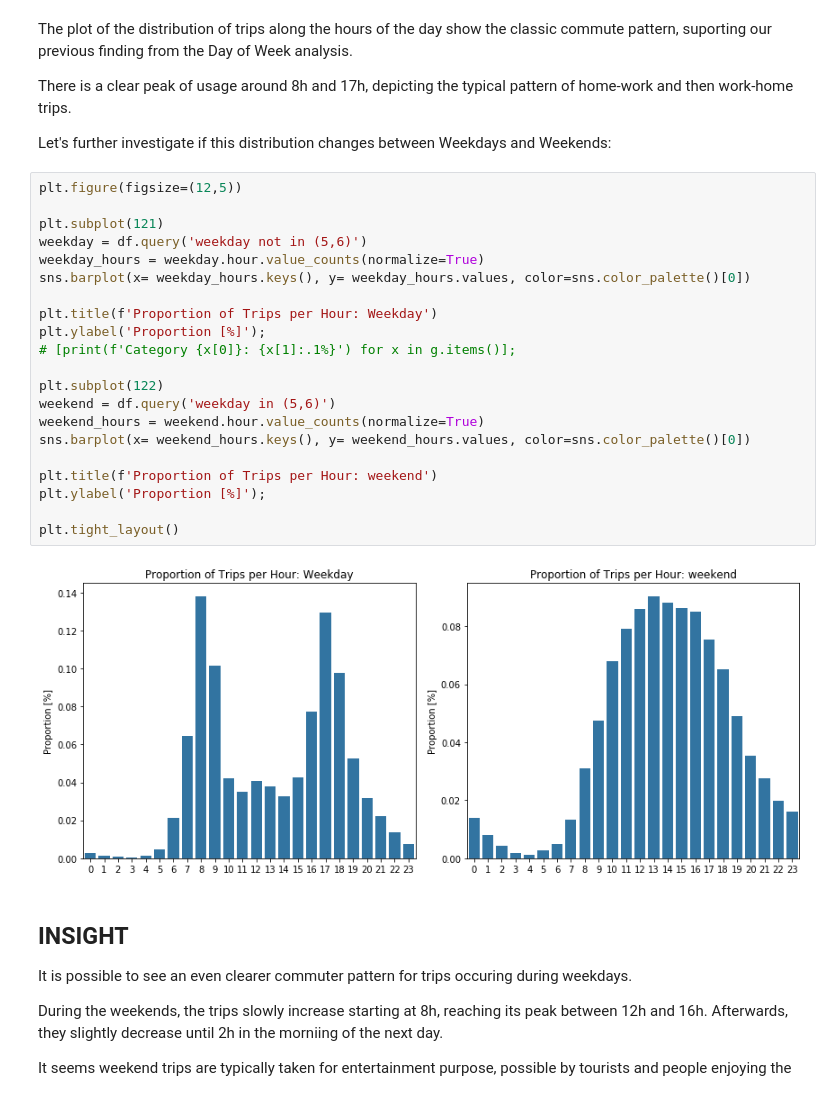
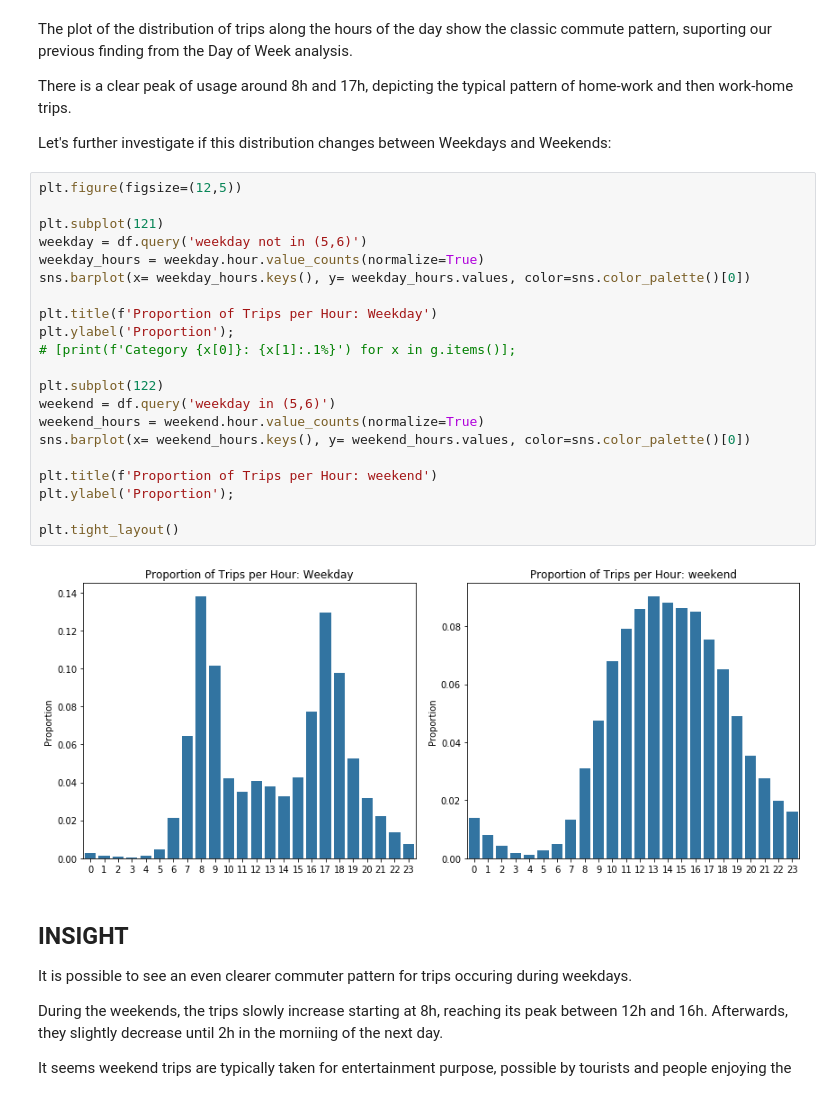
Before and after one commit to marcellovictorino/DAND_5_DataViz, a Jupyter notebook: 2_Project_ FordGoBike/1_EDA.ipynb, the cells around one changed output. Drawn from its saved outputs; the diff is of its cells as text.

```diff
--- a/2_Project_ FordGoBike/1_EDA.ipynb
+++ b/2_Project_ FordGoBike/1_EDA.ipynb
@@ -417,26 +414,26 @@ Let's further investigate if this distribution changes between Weekdays and Week
 # %%
 plt.figure(figsize=(12,5))
 
 plt.subplot(121)
 weekday = df.query('weekday not in (5,6)')
 weekday_hours = weekday.hour.value_counts(normalize=True)
 sns.barplot(x= weekday_hours.keys(), y= weekday_hours.values, color=sns.color_palette()[0])
 
 plt.title(f'Proportion of Trips per Hour: Weekday')
-plt.ylabel('Proportion [%]');
+plt.ylabel('Proportion');
 # [print(f'Category {x[0]}: {x[1]:.1%}') for x in g.items()];
 
 plt.subplot(122)
 weekend = df.query('weekday in (5,6)')
 weekend_hours = weekend.hour.value_counts(normalize=True)
 sns.barplot(x= weekend_hours.keys(), y= weekend_hours.values, color=sns.color_palette()[0])
 
 plt.title(f'Proportion of Trips per Hour: weekend')
-plt.ylabel('Proportion [%]');
+plt.ylabel('Proportion');
 
 plt.tight_layout()
 # %% [output]
-[figure, old version]
+[figure, new version]
 # %% [markdown]
 ## INSIGHT
 It is possible to see an even clearer commuter pattern for trips occuring during weekdays.
```
Also changed, not shown: parts of 4 cells of this notebook.
